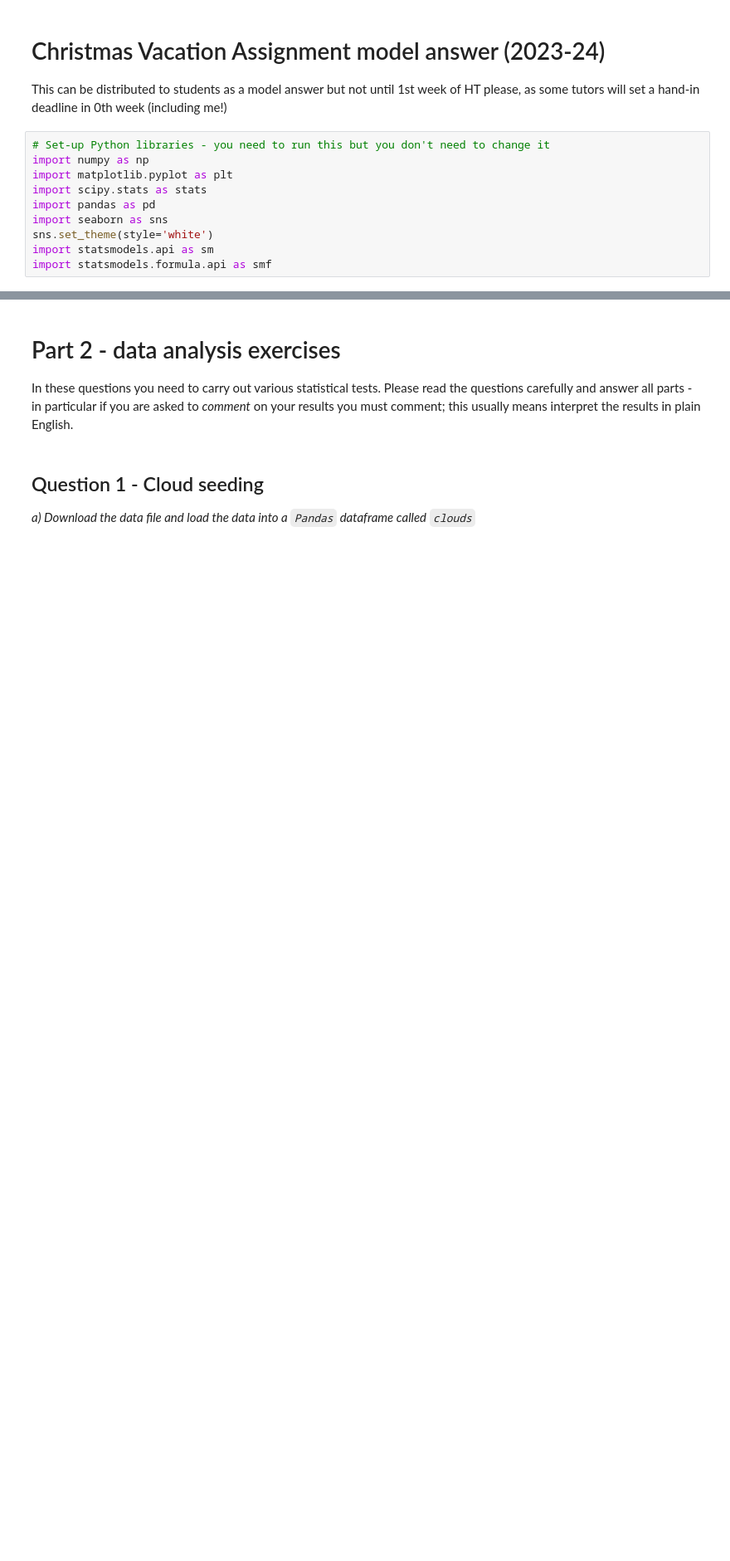
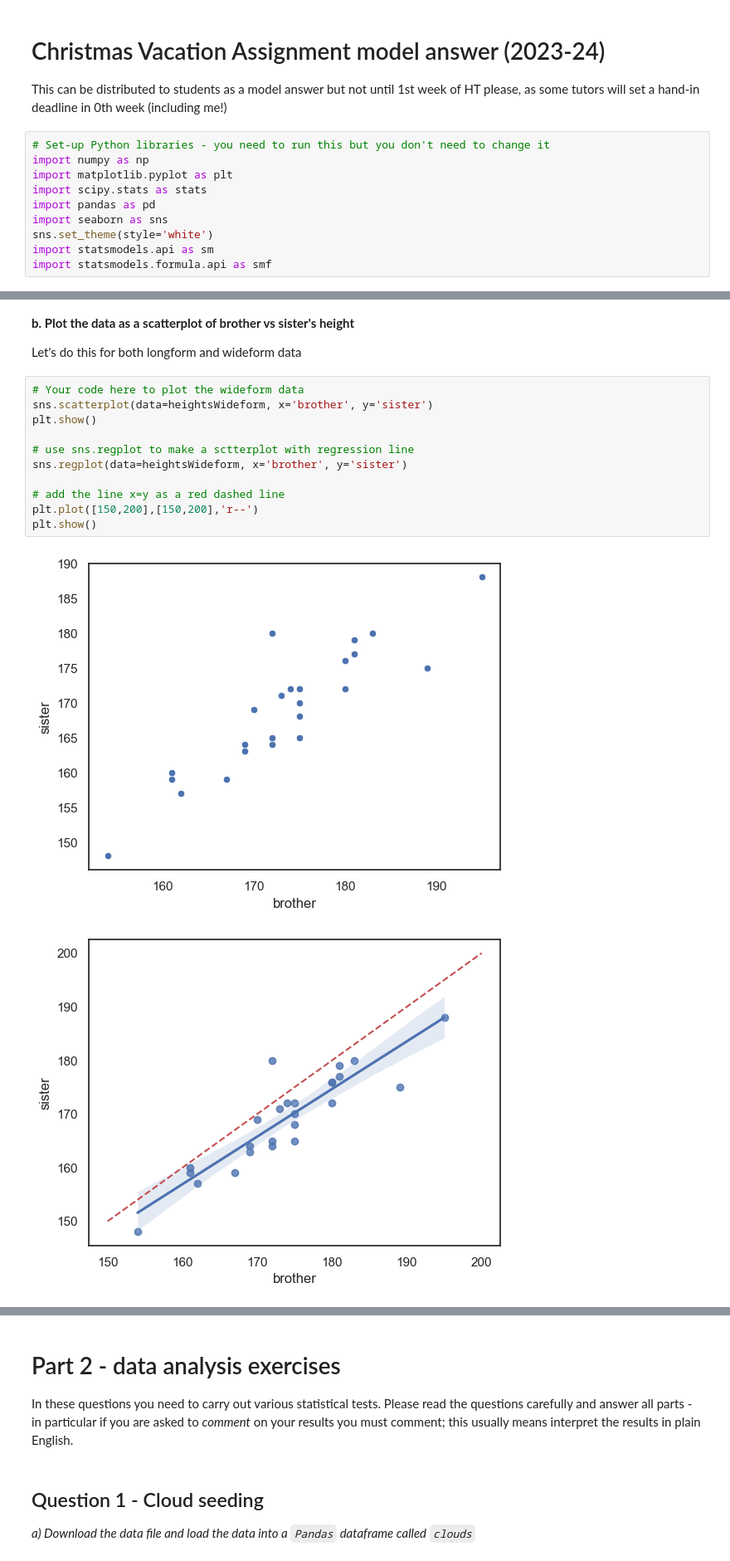
Before and after one commit to jillxoreilly/StatsCourseBook_2024, a Jupyter notebook: Chapter6_ttest/HandInAssignment_TutorNotes.ipynb, the cells around one changed output, grey strips where cells are left out. Shown at 83% size. Saved outputs shown, nothing was run; the diff lists cells and outputs as text; blank space fills up the shorter version.

```diff
--- a/Chapter6_ttest/HandInAssignment_TutorNotes.ipynb
+++ b/Chapter6_ttest/HandInAssignment_TutorNotes.ipynb
@@ -91,0 +42,18 @@ heightsWideform
+# %% [markdown]
+**b. Plot the data as a scatterplot of brother vs sister's height**
+
+Let's do this for both longform and wideform data
+# %%
+# Your code here to plot the wideform data
+sns.scatterplot(data=heightsWideform, x='brother', y='sister')
+plt.show()
+
+# use sns.regplot to make a sctterplot with regression line
+sns.regplot(data=heightsWideform, x='brother', y='sister')
+
+# add the line x=y as a red dashed line
+plt.plot([150,200],[150,200],'r--')
+plt.show()
+# %% [output]
+[figure, added]
+[figure, added]
```
Also changed, not shown: parts of 38 cells of this notebook, 1 other file.
